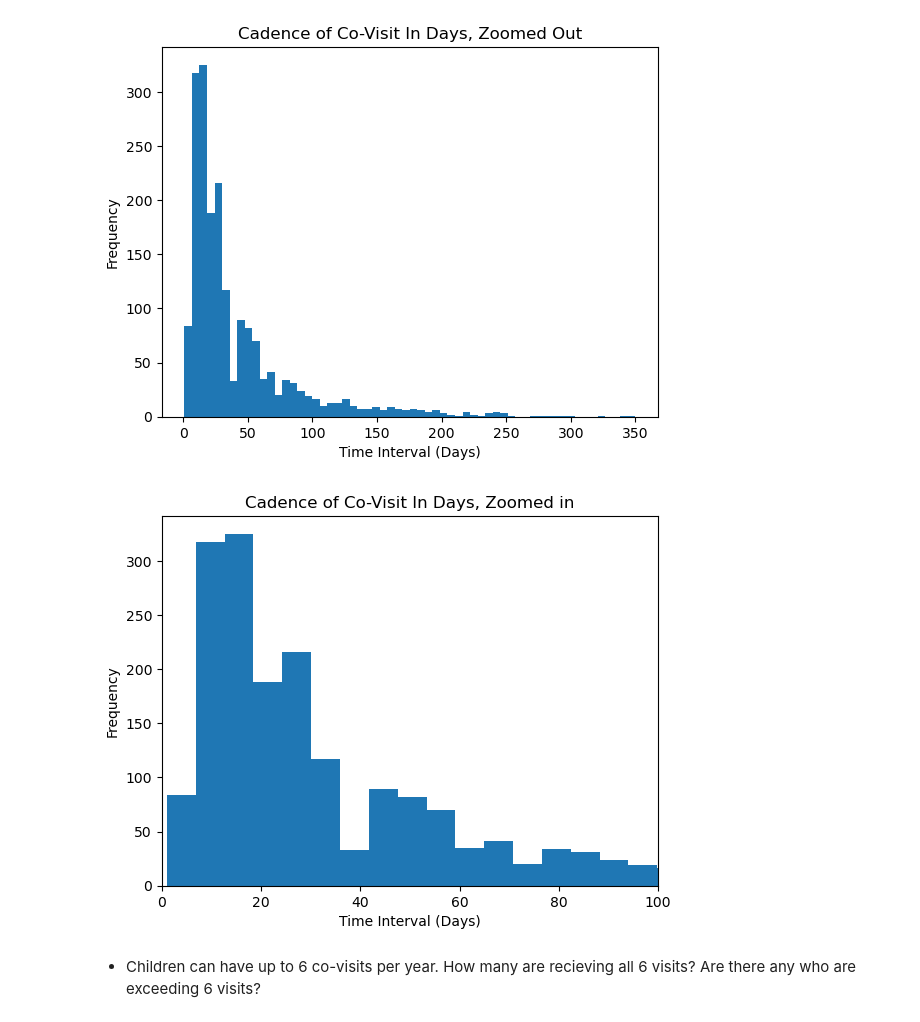
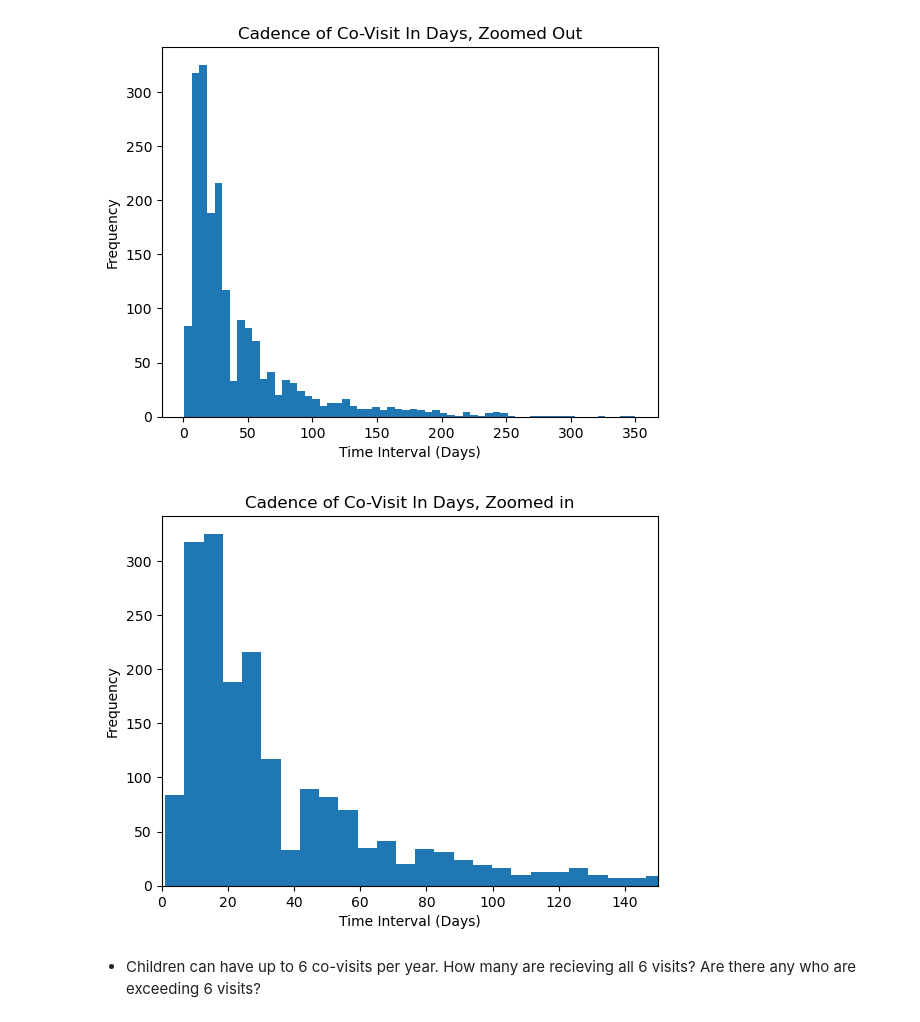
Before and after one commit to NSS-Data-Analytics-Cohort-8/teis_da8_1-sockswithsandals, a Jupyter notebook: teis.ipynb, the cells around one changed output. Cells and saved outputs as stored; diff of their text form; code cells hidden in the pictures.

```diff
--- a/teis.ipynb
+++ b/teis.ipynb
@@ -171,7 +213,9 @@ covisit_perc
 * What is the cadence of co-visits?
 # %%
 # Filtering the teaming_df for just co-visit rows
-co_visit_rows = teaming_df[(teaming_df['IFSP Teaming ID name'] == 'Co-Visit') & (teaming_df['SERVICE DELIVERY'] == 'Service Delivered')]
+co_visit_rows = teaming_df[(teaming_df['CHILD_ID'].isin(child_ids)) &
+                           (teaming_df['IFSP Teaming ID name'] == 'Co-Visit') &
+                           (teaming_df['SERVICE DELIVERY'] == 'Service Delivered')]
 
 # Sort the co-visit rows by CHILD_ID and SERVICE_DATE
 co_visit_rows = co_visit_rows.sort_values(['CHILD_ID', 'SERVICE_DATE'])
@@ -212,15 +256,15 @@ plt.show()
 # %%
 # zoom in a bit
 plt.hist(morethan1['VISIT_DIFF'].dt.days, bins=60)
 
 plt.xlabel('Time Interval (Days)')
 plt.ylabel('Frequency')
 plt.title('Cadence of Co-Visit In Days, Zoomed in')
-plt.xlim(0, 100)
+plt.xlim(0, 150)
 
 plt.show()
 # %% [output]
-[figure, old version]
+[figure, new version]
 # %% [markdown]
 * Children can have up to 6 co-visits per year. How many are recieving all 6 visits? Are there any who are exceeding 6 visits?
 # %%
```
Also changed, not shown: parts of 6 cells of this notebook.
